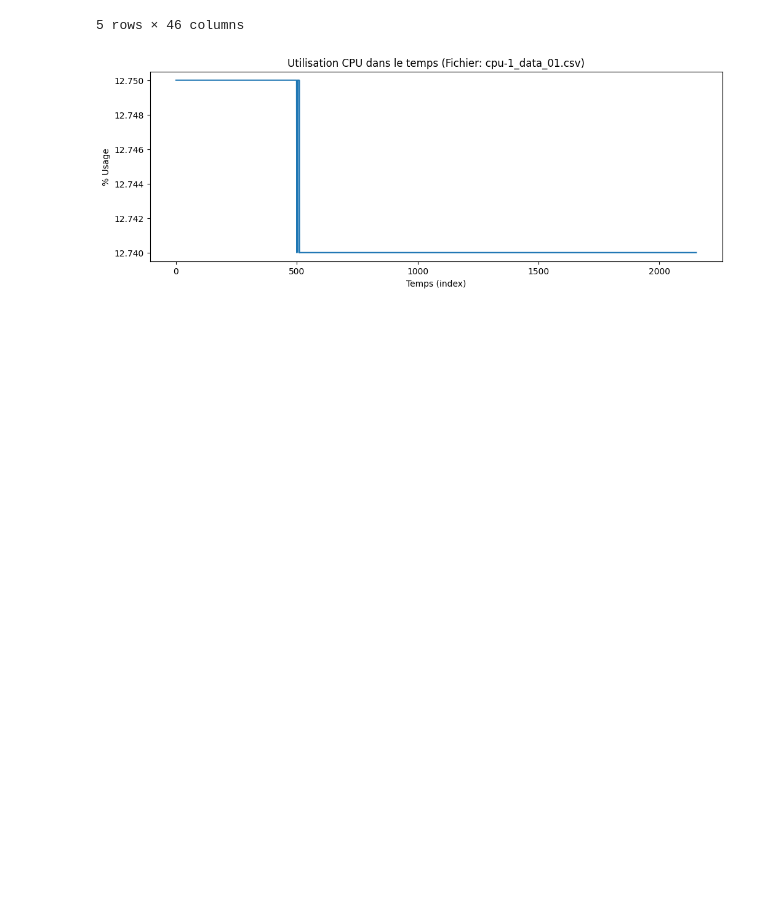
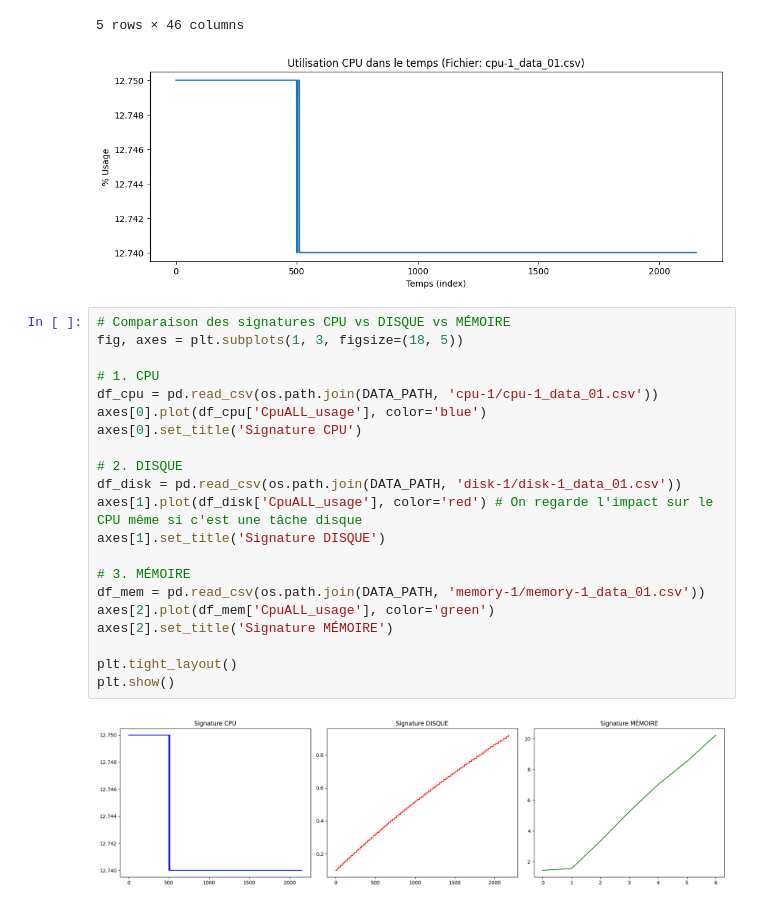
Before and after one commit to babycrashdev/m1_ia, a Jupyter notebook: Projet_ia.ipynb, the cells around one changed output. Saved outputs shown, nothing was run; the diff lists cells and outputs as text; blank space fills up the shorter version.

Commit message:
feat(data): Annalyse des datas
- mise a jour du journal.md

```diff
--- a/Projet_ia.ipynb
+++ b/Projet_ia.ipynb
@@ -64,3 +61,26 @@ plt.show()
 | 4 | 1.760111e+09 | 12.75 | 2.28 | 9.18 | 11.22 | 20.28 | 1.08 | 14.61 | ... |
 5 rows × 46 columns
 [figure]
+# %%
+# Comparaison des signatures CPU vs DISQUE vs MÉMOIRE
+fig, axes = plt.subplots(1, 3, figsize=(18, 5))
+
+# 1. CPU
+df_cpu = pd.read_csv(os.path.join(DATA_PATH, 'cpu-1/cpu-1_data_01.csv'))
+axes[0].plot(df_cpu['CpuALL_usage'], color='blue')
+axes[0].set_title('Signature CPU')
+
+# 2. DISQUE
+df_disk = pd.read_csv(os.path.join(DATA_PATH, 'disk-1/disk-1_data_01.csv'))
+axes[1].plot(df_disk['CpuALL_usage'], color='red') # On regarde l'impact sur le CPU même si c'est une tâche disque
+axes[1].set_title('Signature DISQUE')
+
+# 3. MÉMOIRE
+df_mem = pd.read_csv(os.path.join(DATA_PATH, 'memory-1/memory-1_data_01.csv'))
+axes[2].plot(df_mem['CpuALL_usage'], color='green')
+axes[2].set_title('Signature MÉMOIRE')
+
+plt.tight_layout()
+plt.show()
+# %% [output]
+[figure, added]
```
Also changed, not shown: parts of 3 cells of this notebook, 1 other file.
